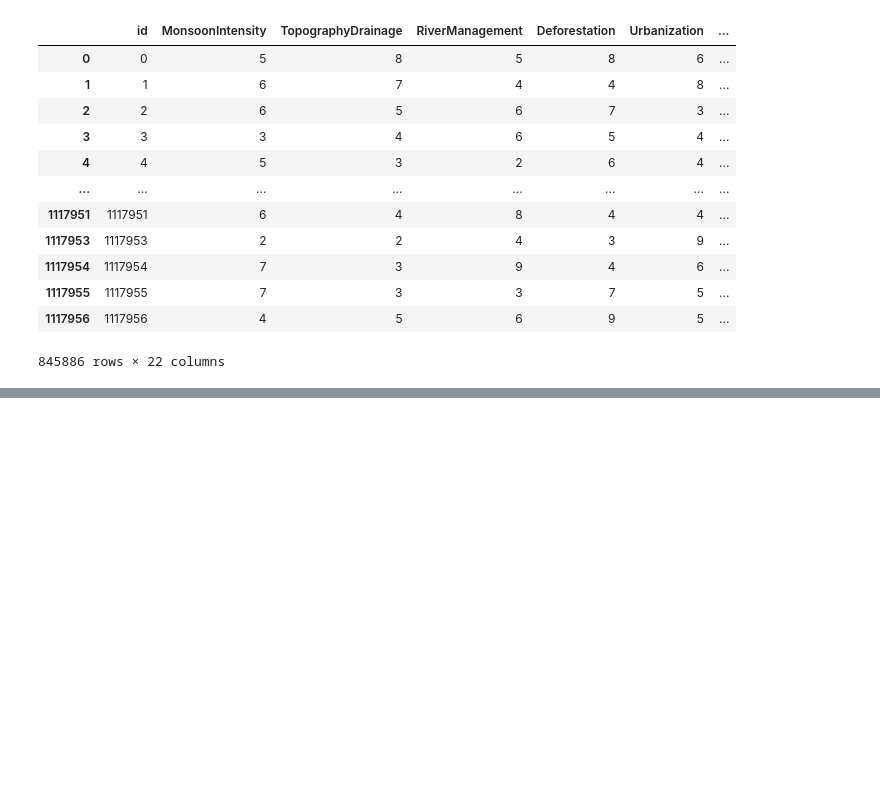
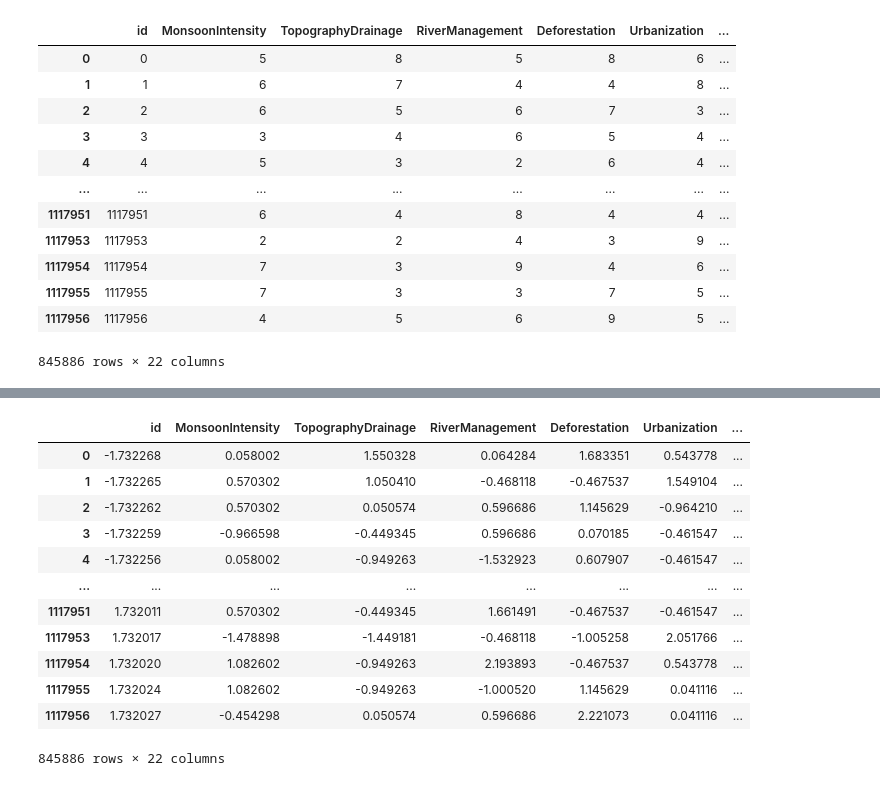
Before and after one commit to rezzz59/STUPEN, a Jupyter notebook: Regresi/latihan_regresi.ipynb, the cells around one changed output, grey strips where cells are left out. Cells and saved outputs as stored; diff of their text form; code cells hidden in the pictures; blank space fills up the shorter version.

```diff
--- a/Regresi/latihan_regresi.ipynb
+++ b/Regresi/latihan_regresi.ipynb
@@ -158,0 +176,16 @@ df[duplicates]
+# %%
+df
+# %% [output]
+|  | id | MonsoonIntensity | TopographyDrainage | RiverManagement | Deforestation | Urbanization | ... |
+| 0 | -1.732268 | 0.058002 | 1.550328 | 0.064284 | 1.683351 | 0.543778 | ... |
+| 1 | -1.732265 | 0.570302 | 1.050410 | -0.468118 | -0.467537 | 1.549104 | ... |
+| 2 | -1.732262 | 0.570302 | 0.050574 | 0.596686 | 1.145629 | -0.964210 | ... |
+| 3 | -1.732259 | -0.966598 | -0.449345 | 0.596686 | 0.070185 | -0.461547 | ... |
+| 4 | -1.732256 | 0.058002 | -0.949263 | -1.532923 | 0.607907 | -0.461547 | ... |
+| ... | ... | ... | ... | ... | ... | ... | ... |
+| 1117951 | 1.732011 | 0.570302 | -0.449345 | 1.661491 | -0.467537 | -0.461547 | ... |
+| 1117953 | 1.732017 | -1.478898 | -1.449181 | -0.468118 | -1.005258 | 2.051766 | ... |
+| 1117954 | 1.732020 | 1.082602 | -0.949263 | 2.193893 | -0.467537 | 0.543778 | ... |
+| 1117955 | 1.732024 | 1.082602 | -0.949263 | -1.000520 | 1.145629 | 0.041116 | ... |
+| 1117956 | 1.732027 | -0.454298 | 0.050574 | 0.596686 | 2.221073 | 0.041116 | ... |
+845886 rows × 22 columns
```
Also changed, not shown: parts of 10 cells of this notebook.
